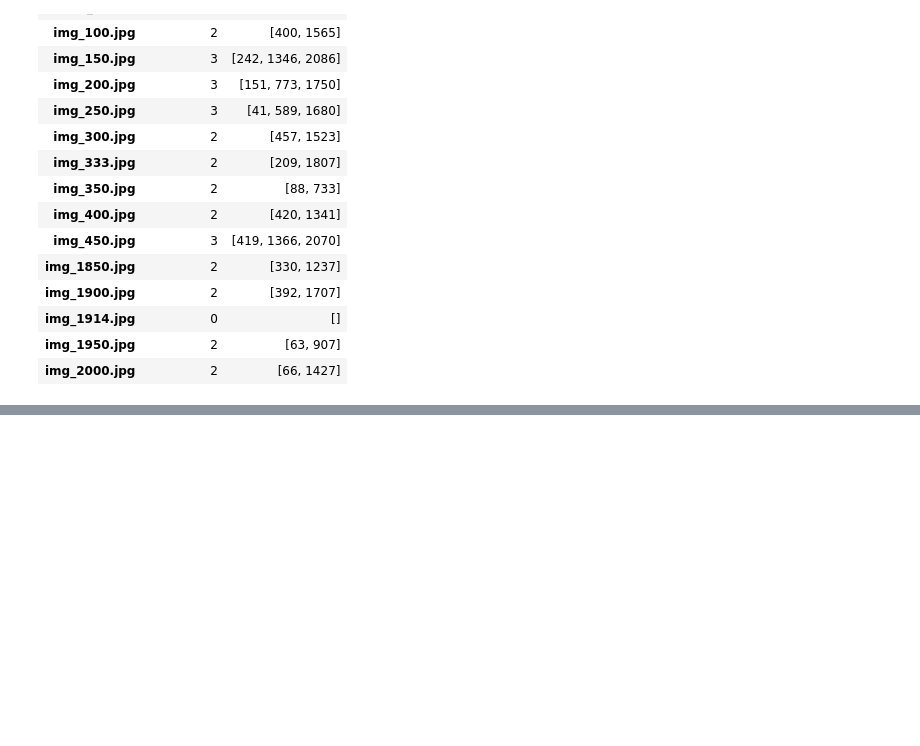
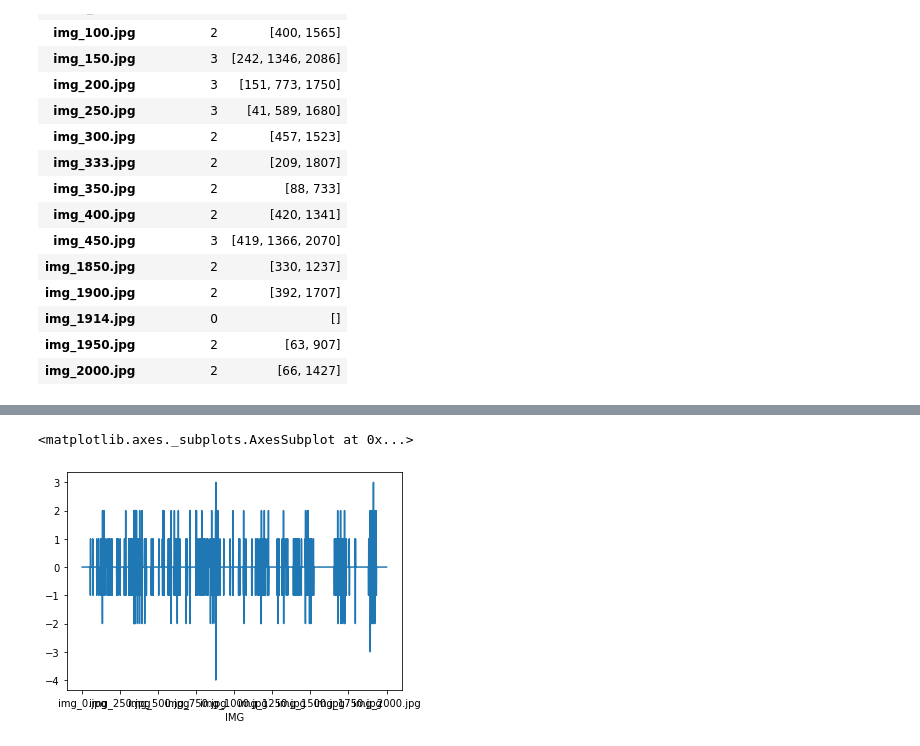
Before and after one commit to jcgarciaca/object_detection_utilities, a Jupyter notebook: OD_Extract_Regions_Y_Clusters.ipynb, the cells around one changed output, grey strips where cells are left out. Cells and saved outputs as stored; diff of their text form; code cells hidden in the pictures; blank space fills up the shorter version.

```diff
--- a/OD_Extract_Regions_Y_Clusters.ipynb
+++ b/OD_Extract_Regions_Y_Clusters.ipynb
@@ -304,0 +344,4 @@ df
+# %%
+tmp_array = np.insert(d2_clusters, 0, 0)
+tmp_array = np.insert(tmp_array, len(tmp_array), 0)
+df['diff2'] = tmp_array
@@ -304,0 +365,5 @@ df
+# %%
+df['diff2'].plot()
+# %% [output]
+<matplotlib.axes._subplots.AxesSubplot at 0x...>
+[figure, added]
```
Also changed, not shown: parts of 14 cells of this notebook.
